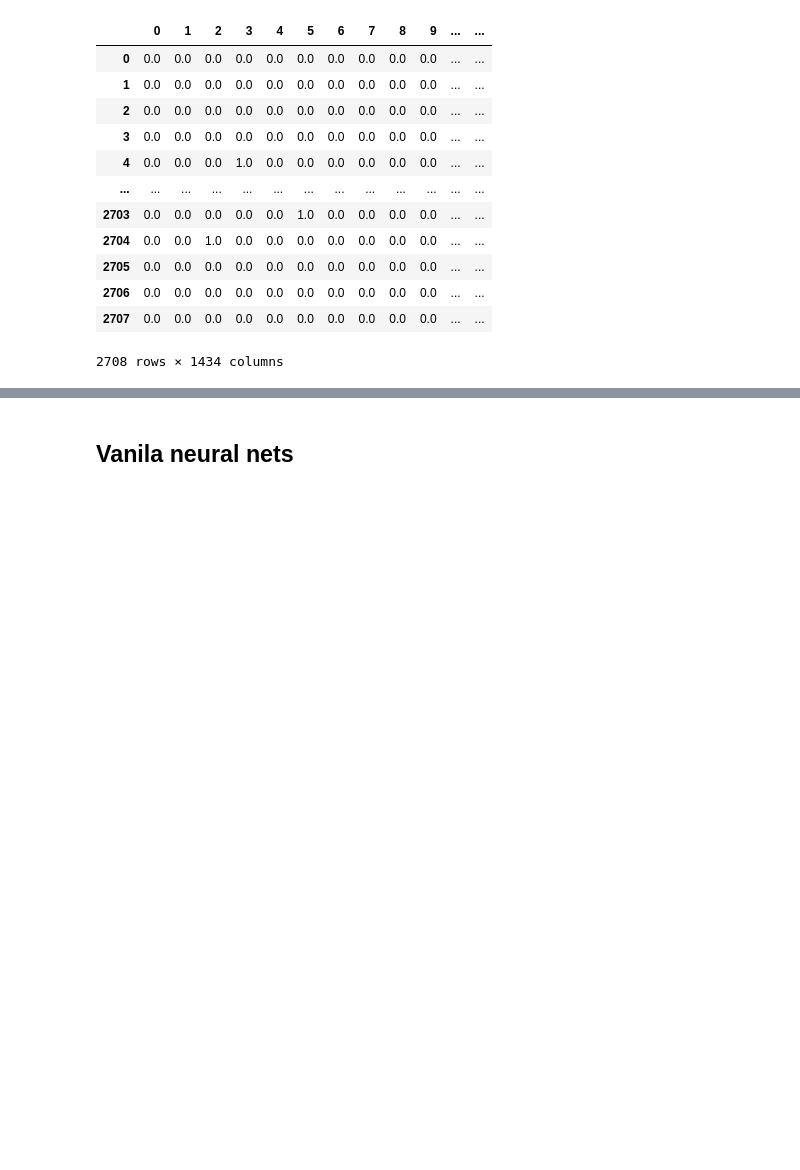
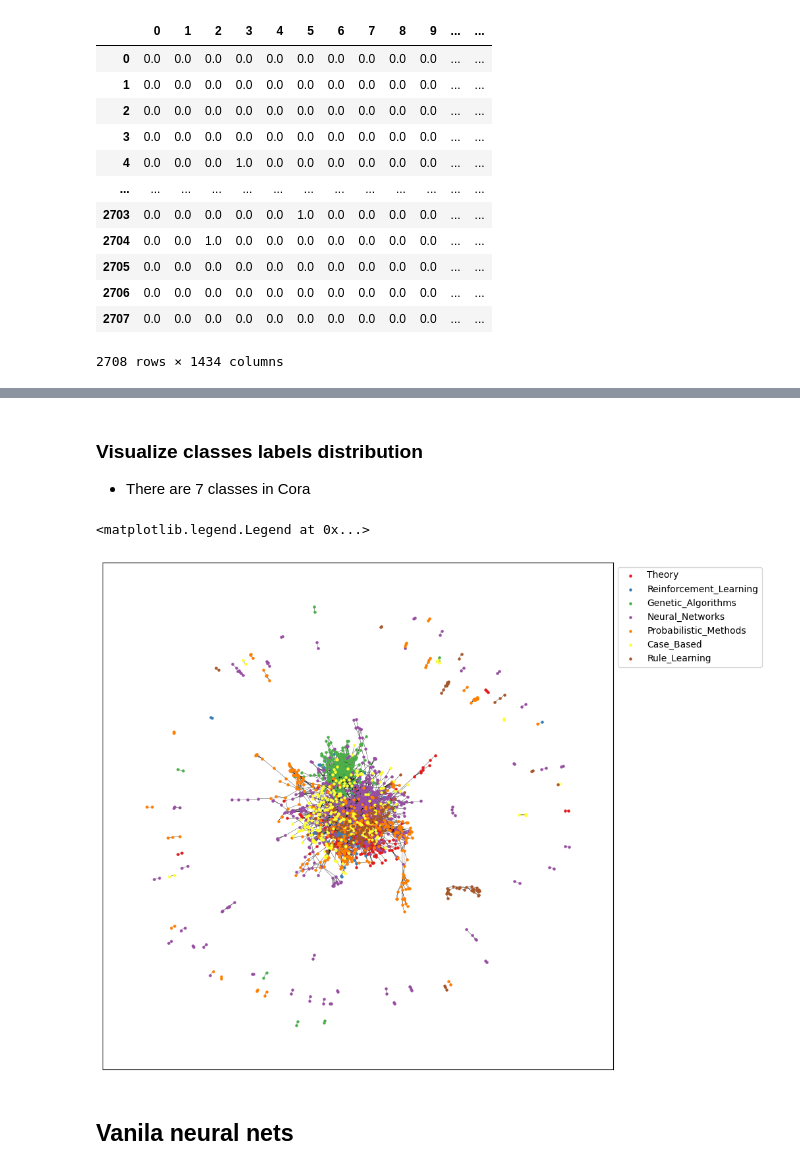
Before and after one commit to justramle/GNN-GCN-VNN-on-CoraDataset, a Jupyter notebook: gnn.ipynb, the cells around one changed output, grey strips where cells are left out. Saved outputs shown, nothing was run; the diff lists cells and outputs as text; code cells hidden in the pictures; blank space fills up the shorter version.

Commit message:
Class Distribution

```diff
--- a/gnn.ipynb
+++ b/gnn.ipynb
@@ -176,3 +190,35 @@ threshold 0.011821204285186553
+# %% [markdown]
+### Visualize classes labels distribution
+- There are 7 classes in Cora
+# %%
+label_dict = {
+    0: "Theory",
+    1: "Reinforcement_Learning",
+    2: "Genetic_Algorithms",
+    3: "Neural_Networks",
+    4: "Probabilistic_Methods",
+    5: "Case_Based",
+    6: "Rule_Learning"}
+
+G = to_networkx(data, to_undirected=True)
+node_color = []
+nodelist = [[], [], [], [], [], [], []]
+colorlist = ['#e41a1c', '#377eb8', '#4daf4a', '#984ea3', '#ff7f00', '#ffff33', '#a65628']
+labels = data.y
+for n, i in enumerate(labels):
+    node_color.append(colorlist[i])
+    nodelist[i].append(n)
+pos = nx.spring_layout(G)
+plt.figure(figsize = (10, 10))
+labellist = list(label_dict.values())
+for num, i in enumerate(zip(nodelist, labellist)):
+    n, l = i[0], i[1]
+    nx.draw_networkx_nodes(G, pos, nodelist=n, node_size = 5, node_color = colorlist[num], label=l)
+nx.draw_networkx_edges(G, pos, width = 0.25)
+plt.legend(bbox_to_anchor=(1, 1), loc='upper left')
+# %% [output]
+<matplotlib.legend.Legend at 0x...>
+[figure, added]
 # %% [markdown]
 ## Vanila neural nets
 # %%
```
Also changed, not shown: parts of 10 cells of this notebook, 1 other file.
